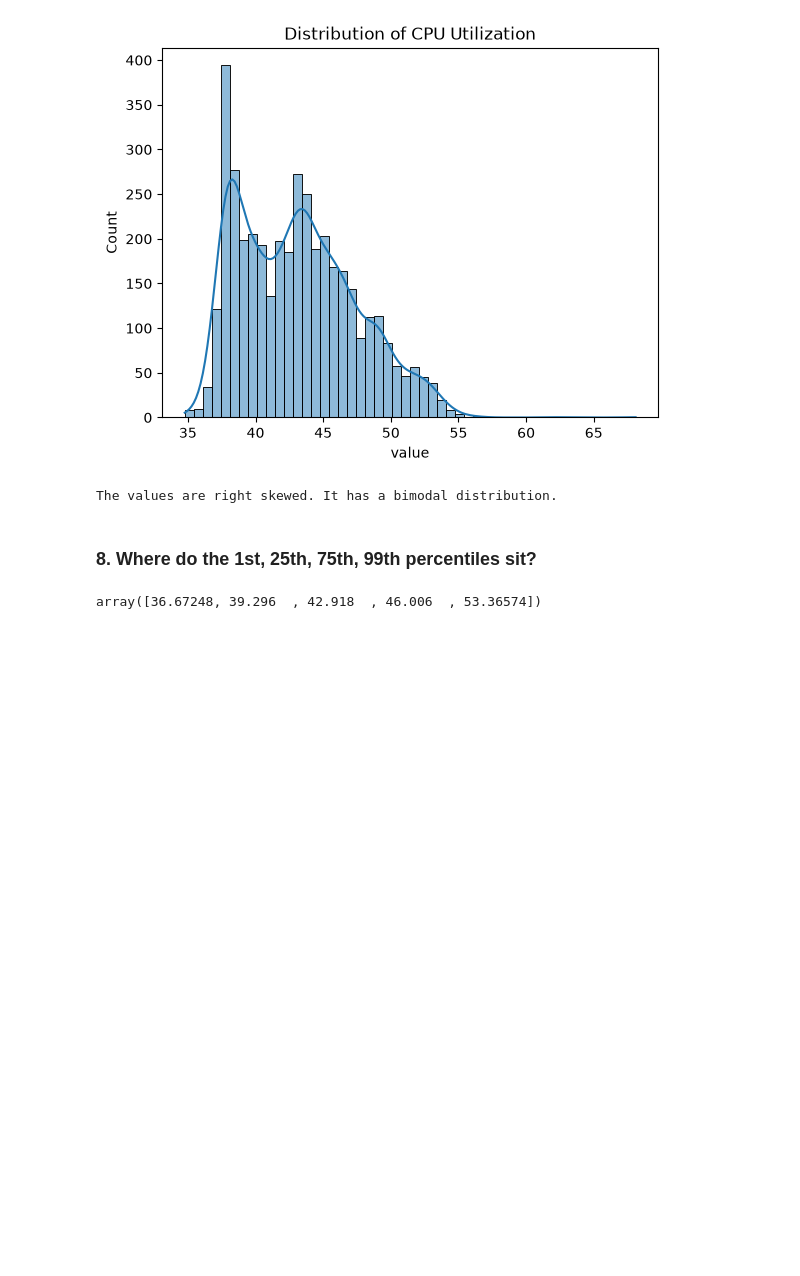
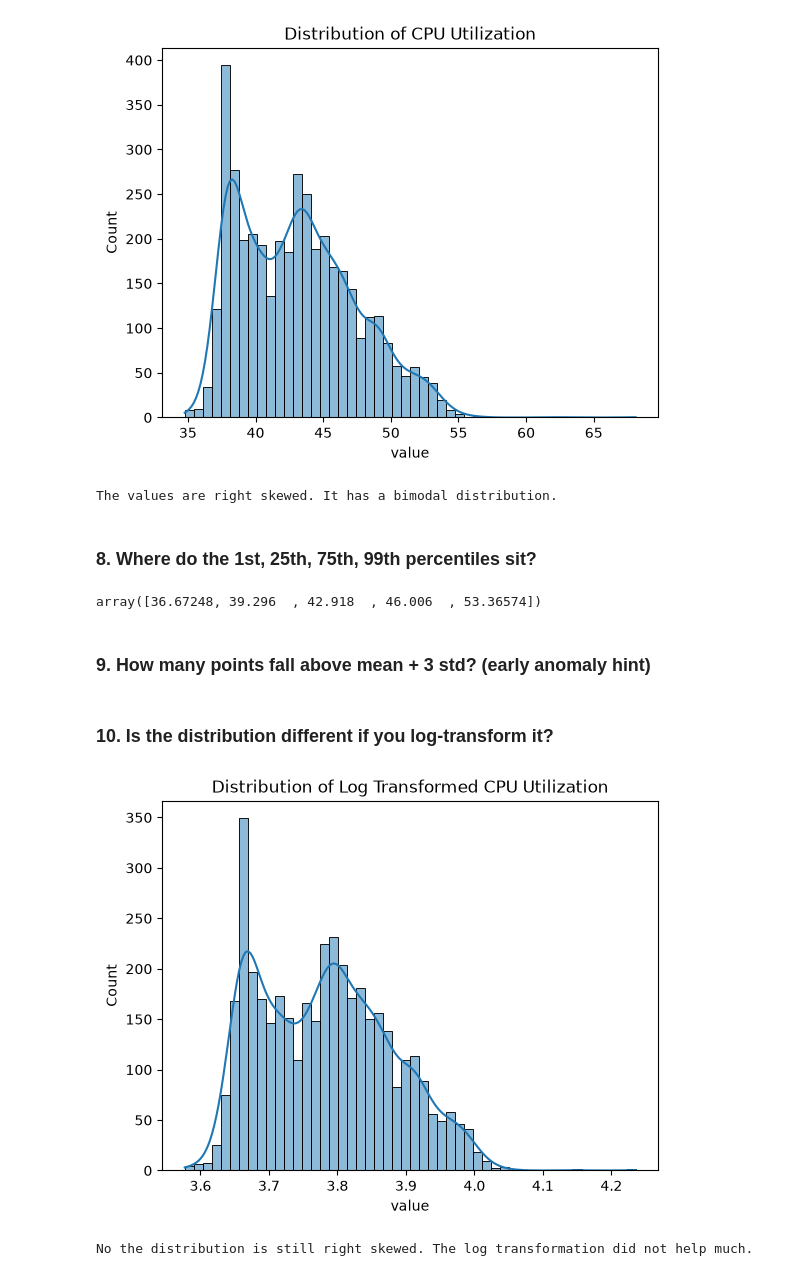
Before and after one commit to mukundnaramesh2605/Anomaly-detection-on-server-performance-metrics, a Jupyter notebook: EDA.ipynb, the cells around one changed output. Drawn from its saved outputs; the diff is of its cells as text; code cells hidden in the pictures; blank space fills up the shorter version.

```diff
--- a/EDA.ipynb
+++ b/EDA.ipynb
@@ -70,3 +70,16 @@ The values are right skewed. It has a bimodal distribution.
 np.quantile(df['value'], [0.01 ,0.25, 0.5, 0.75, 0.99])
 # %% [output]
 array([36.67248, 39.296  , 42.918  , 46.006  , 53.36574])
+# %% [markdown]
+### 9. How many points fall above mean + 3 std? (early anomaly hint)
+# %% [markdown]
+### 10. Is the distribution different if you log-transform it?
+# %%
+log_transforemd = np.log1p(df['value'])
+sns.histplot(log_transforemd, bins=50, kde=True)
+plt.title('Distribution of Log Transformed CPU Utilization')
+plt.show()
+print("No the distribution is still right skewed. The log transformation did not help much.")
+# %% [output]
+[figure, added]
+No the distribution is still right skewed. The log transformation did not help much.
```
